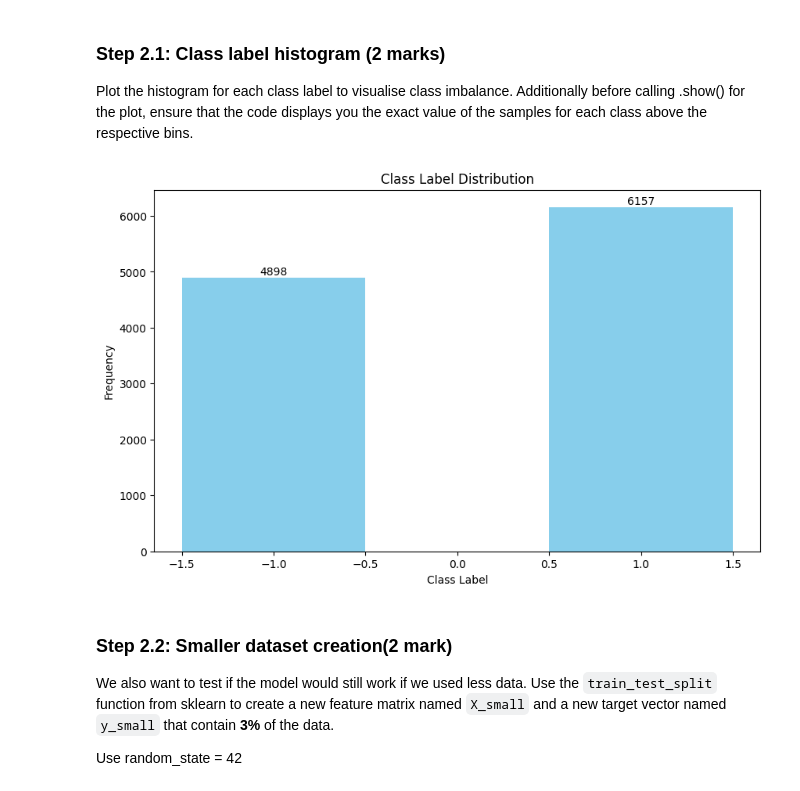
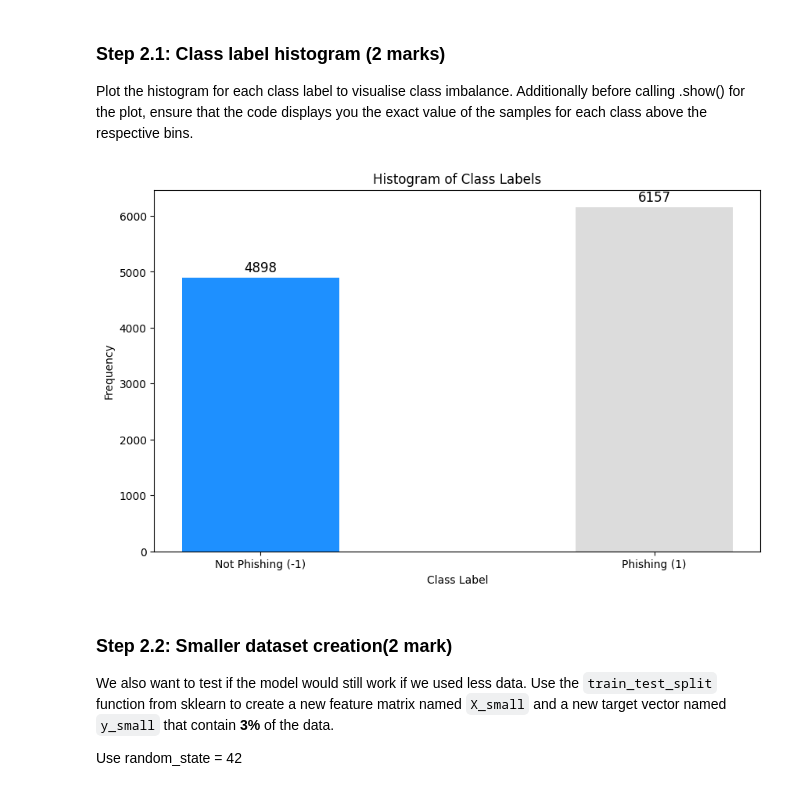
Before and after one commit to AnthonyKelly8/engg680_2024_fall, a Jupyter notebook: Lab_Assignment3/Assignment3.ipynb, the cells around one changed output. Saved outputs shown, nothing was run; the diff lists cells and outputs as text; code cells hidden in the pictures.

Commit message:
changed histogram in step 2.1

```diff
--- a/Lab_Assignment3/Assignment3.ipynb
+++ b/Lab_Assignment3/Assignment3.ipynb
@@ -466,27 +464,26 @@ Size of y: (11055, 1)
 ### Step 2.1: Class label histogram (2 marks)
 
 Plot the histogram for each class label to visualise class imbalance. Additionally before calling .show() for the plot, ensure that the code displays you the exact value of the samples for each class above the respective bins.
-# %%
-# TO DO: Check the class distribution of y (2 mark)
-
-# Display exact values for each bin in the histogram
-
-unique_labels, frequencies = np.unique(y, return_counts=True)
-
-plt.figure(figsize=(10, 6))
-plt.bar(unique_labels, frequencies, color='skyblue', width = 1)
-
-#setting labels for histogram
-plt.xlabel('Class Label')
-plt.ylabel('Frequency')
-plt.title('Class Label Distribution')
-
-for i, freq in enumerate(frequencies):
-  plt.text(unique_labels[i], freq + 0.1, str(freq), ha='center', va='bottom')
-
-plt.show()
-# %% [output]
-[figure, removed]
+# %%
+# TO DO: Check the class distribution of y (2 mark)
+# Use np.unique to get unique class labels and their respective counts
+classes, counts = np.unique(y, return_counts=True)
+
+# Plot the histogram for class labels
+plt.figure(figsize=(10, 6))
+plt.bar(classes, counts, color=['dodgerblue', 'gainsboro'])
+
+# Annotate each bar with the count
+for i, count in enumerate(counts):
+    plt.text(classes[i], count + 50, str(count), ha='center', va='bottom', fontsize=12)
+
+plt.title("Histogram of Class Labels")
+plt.xlabel("Class Label")
+plt.ylabel("Frequency")
+plt.xticks(classes, ["Not Phishing (-1)", "Phishing (1)"])
+plt.show()
+# %% [output]
+[figure, added]
 # %% [markdown]
 ### Step 2.2: Smaller dataset creation(2 mark)
 
```
Also changed, not shown: parts of 2 cells of this notebook.
